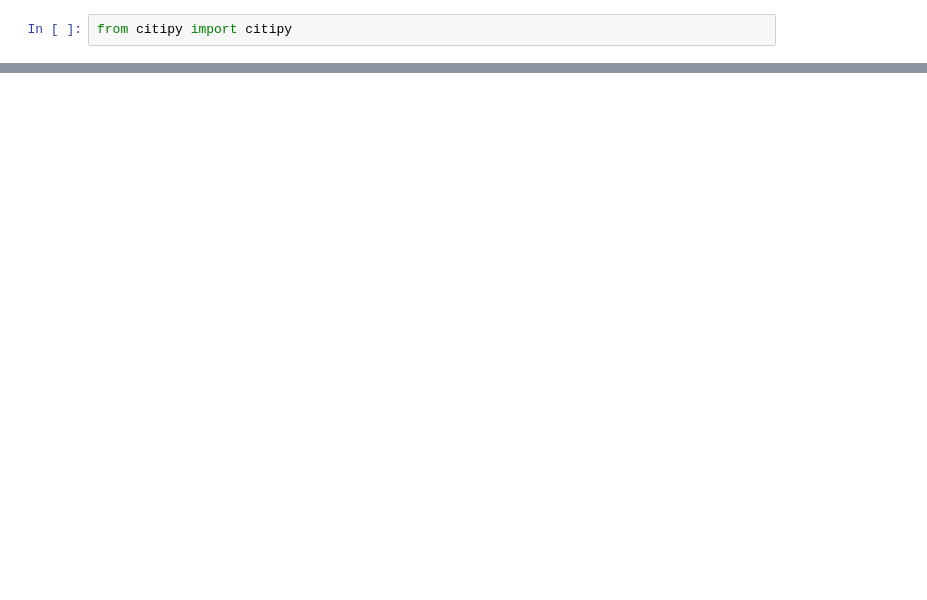
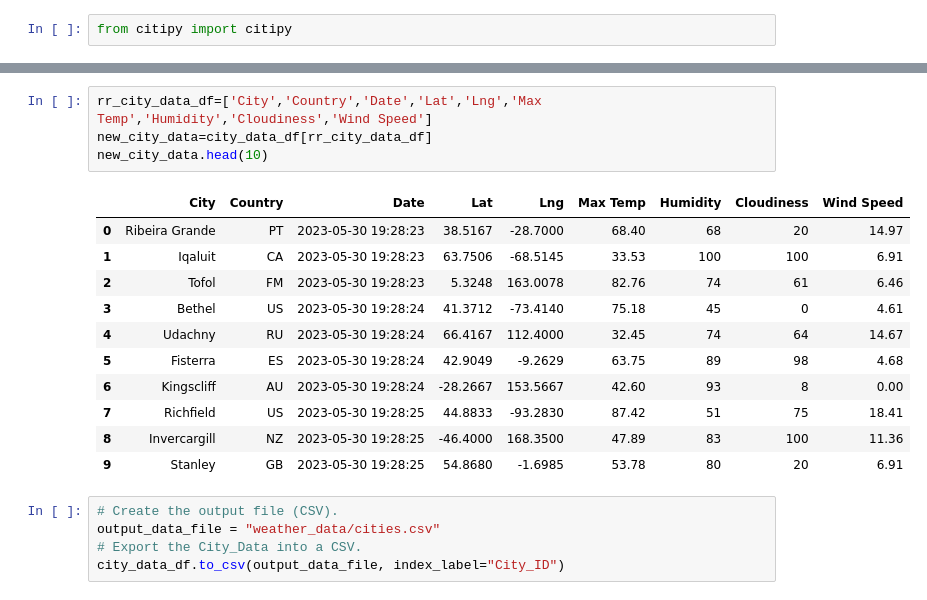
Before and after one commit to Bkayla096/World_Weather_Analysis, a Jupyter notebook: WeatherPy.ipynb, the cells around one changed output, grey strips where cells are left out. Cells and saved outputs as stored; diff of their text form; blank space fills up the shorter version.

```diff
--- a/WeatherPy.ipynb
+++ b/WeatherPy.ipynb
@@ -54,0 +182,21 @@ len(cities)
+# %%
+rr_city_data_df=['City','Country','Date','Lat','Lng','Max Temp','Humidity','Cloudiness','Wind Speed']
+new_city_data=city_data_df[rr_city_data_df]
+new_city_data.head(10)
+# %% [output]
+|  | City | Country | Date | Lat | Lng | Max Temp | Humidity | Cloudiness | Wind Speed |
+| 0 | Ribeira Grande | PT | 2023-05-30 19:28:23 | 38.5167 | -28.7000 | 68.40 | 68 | 20 | 14.97 |
+| 1 | Iqaluit | CA | 2023-05-30 19:28:23 | 63.7506 | -68.5145 | 33.53 | 100 | 100 | 6.91 |
+| 2 | Tofol | FM | 2023-05-30 19:28:23 | 5.3248 | 163.0078 | 82.76 | 74 | 61 | 6.46 |
+| 3 | Bethel | US | 2023-05-30 19:28:24 | 41.3712 | -73.4140 | 75.18 | 45 | 0 | 4.61 |
+| 4 | Udachny | RU | 2023-05-30 19:28:24 | 66.4167 | 112.4000 | 32.45 | 74 | 64 | 14.67 |
+| 5 | Fisterra | ES | 2023-05-30 19:28:24 | 42.9049 | -9.2629 | 63.75 | 89 | 98 | 4.68 |
+| 6 | Kingscliff | AU | 2023-05-30 19:28:24 | -28.2667 | 153.5667 | 42.60 | 93 | 8 | 0.00 |
+| 7 | Richfield | US | 2023-05-30 19:28:25 | 44.8833 | -93.2830 | 87.42 | 51 | 75 | 18.41 |
+| 8 | Invercargill | NZ | 2023-05-30 19:28:25 | -46.4000 | 168.3500 | 47.89 | 83 | 100 | 11.36 |
+| 9 | Stanley | GB | 2023-05-30 19:28:25 | 54.8680 | -1.6985 | 53.78 | 80 | 20 | 6.91 |
+# %%
+# Create the output file (CSV).
+output_data_file = "weather_data/cities.csv"
+# Export the City_Data into a CSV.
+city_data_df.to_csv(output_data_file, index_label="City_ID")
```
Also changed, not shown: parts of 7 cells of this notebook, 3 other files.
